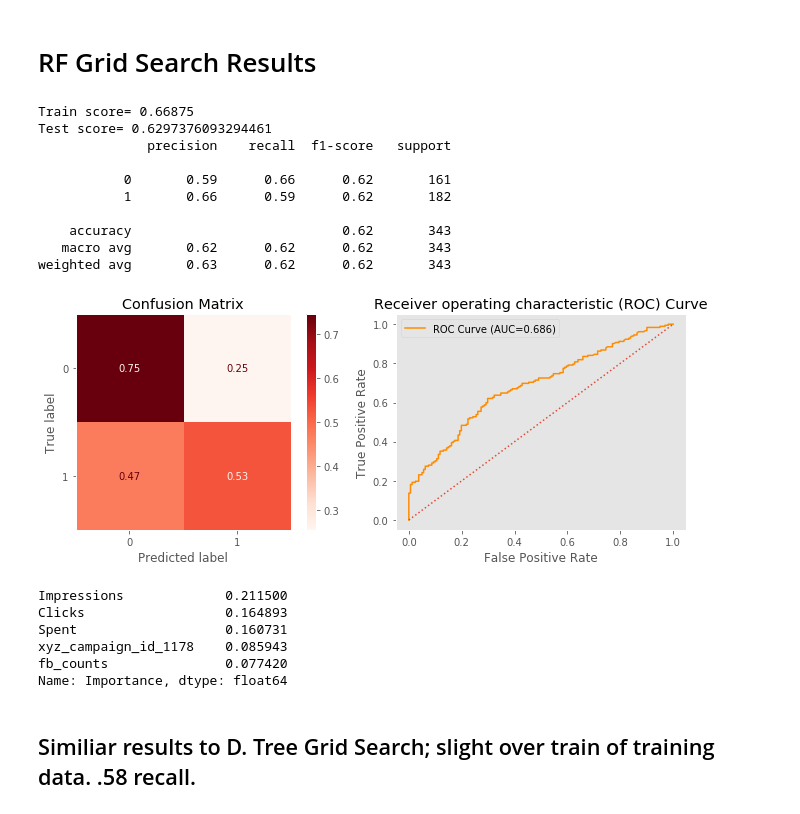
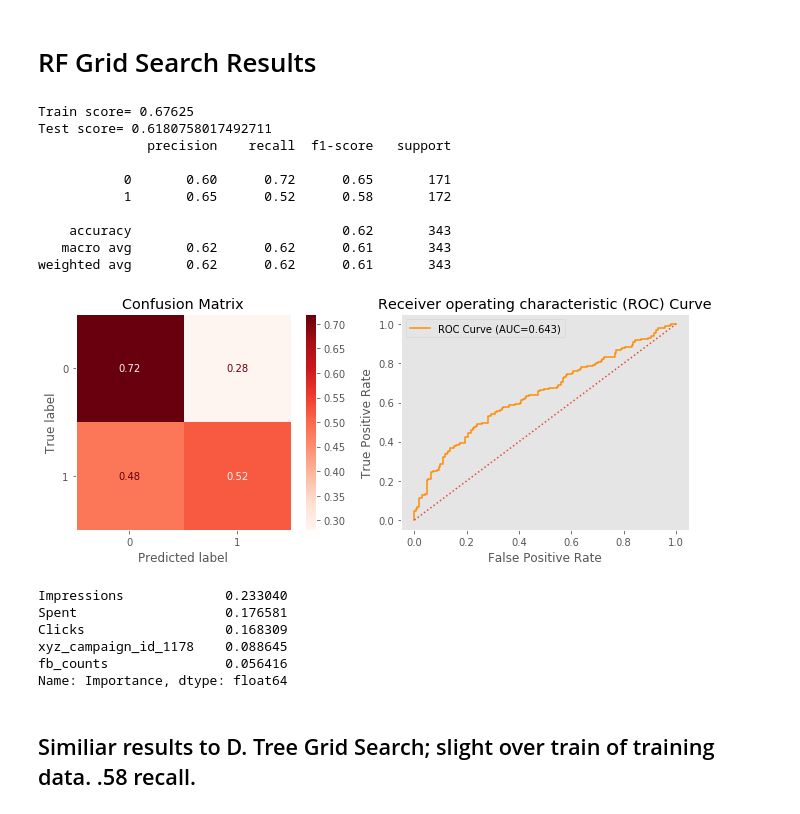
Before and after one commit to chefnewman/dsc-mod-3-project-v2-1-online-ds-pt-100719, a Jupyter notebook: student.ipynb, the cells around one changed output. Saved outputs shown, nothing was run; the diff lists cells and outputs as text; code cells hidden in the pictures.

```diff
--- a/student.ipynb
+++ b/student.ipynb
@@ -292,8 +290,7 @@ Name: Approved_Conversion, Length: 1143, dtype: int64
 # %%
 # Train test split
 
-X_train, X_test, y_train,y_test  = train_test_split(df.drop(columns=['Total_Conversion']),
-                                                    y,test_size=.3)
+X_train, X_test, y_train,y_test  = train_test_split(df,y,test_size=.3, random_state=123)
 # %%
 X_train
 # %% [output]
@@ -328,6 +325,25 @@ Name: Approved_Conversion, dtype: float64
 # Run Model Function
 # %%
 def run_model(clf, X_trn, y_trn, X_true):
+
+    '''
+    Intitializes Timer class, starts Timer, fits model, stops Timer, and returns y_hat_test
+    (predicted values of X_true) and clf (classifier).
+
+        Parameters:
+
+            clf: classifier or instanciated model
+            X_trn: X train from test, train, split
+            y_trn: y train from test, train, split
+            X_true: X test from test, train, split
+
+        Returns:
+
+            y_hat_test and clf
+
+    '''
+
+
     timer = Timer()
     timer.start()
 
@@ -342,14 +358,30 @@ def run_model(clf, X_trn, y_trn, X_true):
 # %%
 def evaluate_model(clf, y_trn, y_true, y_pred, X_trn, X_true):
 
+    '''
+    Calculates and displays the following: Train and Test Score, Classification Report,
+    Confusion Matrix, ROC Curve, and Importance Series.
+
+        Parameters:
+
+            clf: classifier or instanciated model from run_model function
+            y_trn: y train from test, train, split
+            y_true: y test from test, train, split
+            y_pred: y hat test from run_model fuction
+            X_trn: X train from test, train, split
+            X_true: X test from test, train, split
+
+    '''
+    # Calculates and displays train and test scores.
     train_score = clf.score(X_trn,y_trn)
     test_score = clf.score(X_true,y_true)
     print(f"Train score= {train_score}")
     print(f"Test score= {test_score}")
 
-    ## Classification Report / Scores
+    # Displays Classification Report / Scores
     print(metrics.classification_report(y_true,y_pred))
 
+    # Displays Confusion Matrix
     fig, ax = plt.subplots(figsize=(10,4),ncols=2)
     metrics.plot_confusion_matrix(clf,X_true,y_true,cmap="Reds",
                                   normalize='true',ax=ax[0])
@@ -357,8 +389,8 @@ def evaluate_model(clf, y_trn, y_true, y_pred, X_trn, X_true):
     ax[0].grid(False)
     y_score = clf.predict_proba(X_true)[:,1]
 
+    # Calculates and displays ROC Curve
     fpr,tpr,thresh = metrics.roc_curve(y_true,y_score)
-    # print(f"ROC-area-under-the-curve= {}")
     roc_auc = round(metrics.auc(fpr,tpr),3)
     ax[1].plot(fpr,tpr,color='darkorange',label=f'ROC Curve (AUC={roc_auc})')
     ax[1].plot([0,1],[0,1],ls=':')
@@ -368,6 +400,7 @@ def evaluate_model(clf, y_trn, y_true, y_pred, X_trn, X_true):
     plt.tight_layout()
     plt.show()
 
+    # Calculates and displays Feature Importances.
     df_import = pd.Series(clf.feature_importances_, index = X_train.columns,name='Importance')
     print(df_import.sort_values(ascending=False).head())
 # %% [markdown]
@@ -577,24 +633,26 @@ timer.stop()
 # %% [markdown]
 # RF Grid Search Results
 # %%
+y_hat_test = best_tree.predict(X_test)
+
 evaluate_model(best_tree, y_train, y_test, y_hat_test,X_train, X_test)
 # %% [output]
-Train score= 0.66875
-Test score= 0.6297376093294461
+Train score= 0.67625
+Test score= 0.6180758017492711
               precision    recall  f1-score   support
 
-           0       0.59      0.66      0.62       161
-           1       0.66      0.59      0.62       182
+           0       0.60      0.72      0.65       171
+           1       0.65      0.52      0.58       172
 
     accuracy                           0.62       343
-   macro avg       0.62      0.62      0.62       343
-weighted avg       0.63      0.62      0.62       343
+   macro avg       0.62      0.62      0.61       343
+weighted avg       0.62      0.62      0.61       343
-[figure, old version]
+[figure, new version]
-Impressions             0.211500
-Clicks                  0.164893
-Spent                   0.160731
-xyz_campaign_id_1178    0.085943
-fb_counts               0.077420
+Impressions             0.233040
+Spent                   0.176581
+Clicks                  0.168309
+xyz_campaign_id_1178    0.088645
+fb_counts               0.056416
 Name: Importance, dtype: float64
 # %% [markdown]
 ## Similiar results to D. Tree Grid Search; slight over train of training data. .58 recall.
```
Also changed, not shown: parts of 42 cells of this notebook, 13 other files.
